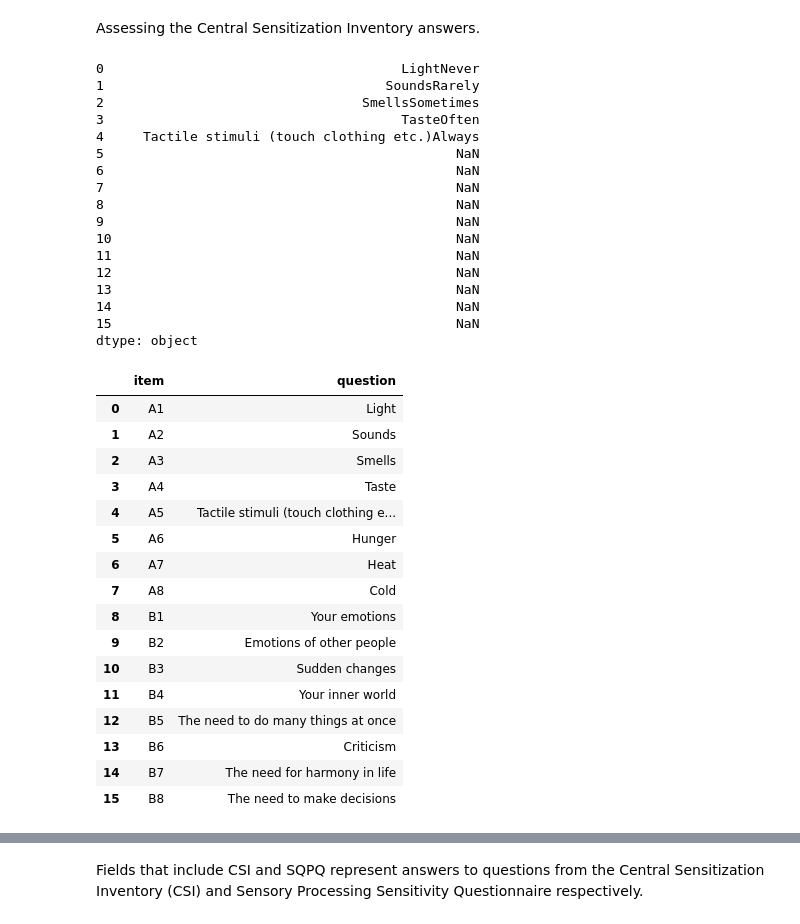
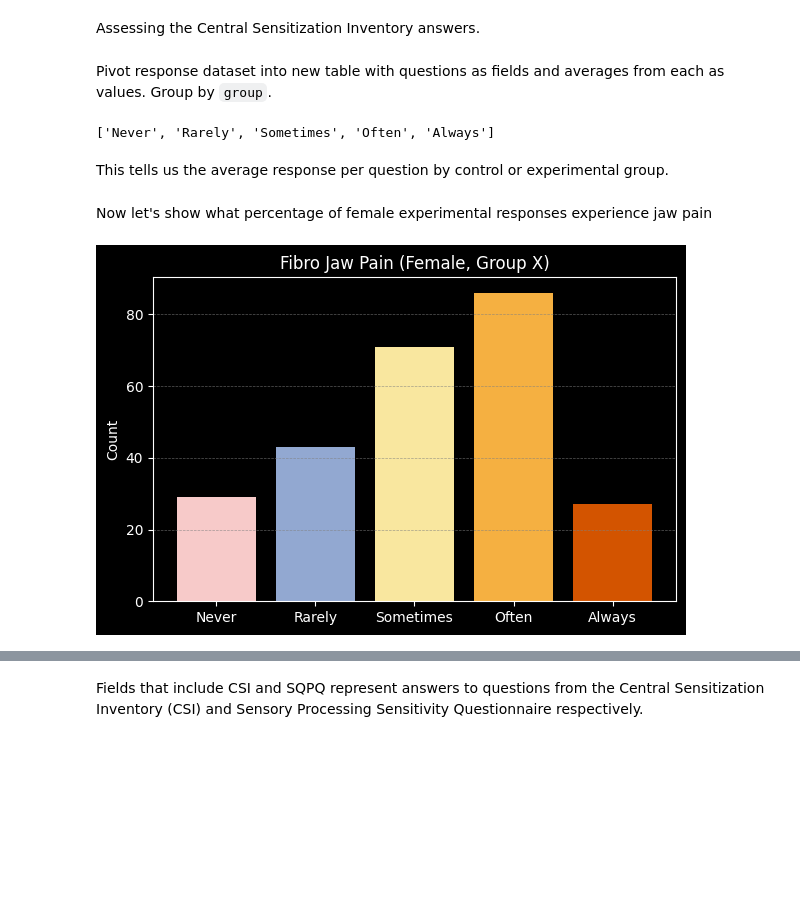
Before and after one commit to itstaylorham/Fibro-Analysis, a Jupyter notebook: Term Project DSC530-T301.ipynb, the cells around one changed output, grey strips where cells are left out. Cells and saved outputs as stored; diff of their text form; code cells hidden in the pictures; blank space fills up the shorter version.

```diff
--- a/Term Project DSC530-T301.ipynb
+++ b/Term Project DSC530-T301.ipynb
@@ -19,8 +19,9 @@ import pandas as pd
 import matplotlib.pyplot as plt
 
 # Read in fibromyalgia questionaire data
-fibro_df = pd.read_csv('data/fibro_dataset.csv')
+response_data = pd.read_csv('data/responses.csv')
 
 # Create CSI dataset from fibro_dataset.csv
-csi_data = fibro_df[['Group (0 = Control, 1 = Fibromyalgia)','SEX (0 = Male, 1 = Female)','Age','SES','CSI1','CSI2','CSI3','CSI4','CSI5','CSI6','CSI7','CSI8','CSI9','CSI10','CSI11','CSI12','CSI13','CSI14','CSI15','CSI16','CSI17','CSI18','CSI19','CSI20','CSI21','CSI22','CSI23','CSI24','CSI25']]
+csi_responses = response_data[['ID','group','sex','age','SES','CSI1','CSI2','CSI3','CSI4','CSI5','CSI6','CSI7','CSI8','CSI9','CSI10','CSI11','CSI12','CSI13','CSI14','CSI15','CSI16','CSI17','CSI18','CSI19','CSI20','CSI21','CSI22','CSI23','CSI24','CSI25']]
+csi_responses
 # %% [output]
@@ -29,54 +42,18 @@ NameError: name 'csi_question' is not defined
 Assessing the Central Sensitization Inventory answers.
 # %%
 csi_questions = pd.read_csv('data/csi/csi_questions.csv')
-csi_questions = pd.read_csv('data/spsq/spsq_questions.csv')
+spsq_questions = pd.read_csv('data/spsq/spsq_questions.csv')
 
 csi_keys = pd.read_csv('data/csi/csi_keys.csv')
 spsq_keys = pd.read_csv('data/spsq/spsq_keys.csv')
 
-csi_cat = list(csi_keys['option'])
-spsq_cat = list(spsq_keys['option'])
-spsq_cat
-
-csi_answerset = csi_questions['question'] + csi_keys['option']
-csi_answerset
+#csi_cat = list(csi_keys['option'])
+# spsq_cat = list(spsq_keys['option'])
+# spsq_cat
-# %% [output]
-0                                      LightNever
-1                                    SoundsRarely
-2                                 SmellsSometimes
-3                                      TasteOften
-4     Tactile stimuli (touch clothing etc.)Always
-5                                             NaN
-6                                             NaN
-7                                             NaN
-8                                             NaN
-9                                             NaN
-10                                            NaN
-11                                            NaN
-12                                            NaN
-13                                            NaN
-14                                            NaN
-15                                            NaN
-dtype: object
-# %%
-csi_questions
-# %% [output]
-|  | item | question |
-| 0 | A1 | Light |
-| 1 | A2 | Sounds |
-| 2 | A3 | Smells |
-| 3 | A4 | Taste |
-| 4 | A5 | Tactile stimuli (touch clothing e... |
-| 5 | A6 | Hunger |
-| 6 | A7 | Heat |
-| 7 | A8 | Cold |
-| 8 | B1 | Your emotions |
-| 9 | B2 | Emotions of other people |
-| 10 | B3 | Sudden changes |
-| 11 | B4 | Your inner world |
-| 12 | B5 | The need to do many things at once |
-| 13 | B6 | Criticism |
-| 14 | B7 | The need for harmony in life |
-| 15 | B8 | The need to make decisions |
+# %% [markdown]
+Pivot response dataset into new table with questions as fields and averages from each as values. Group by `group`.
 # %%
-fibro_df = fibro_df[]
+categories = csi_keys['option'].tolist()
+categories
+# %% [output]
+['Never', 'Rarely', 'Sometimes', 'Often', 'Always']
@@ -85,0 +60,4 @@ categories = []
+# %% [markdown]
+This tells us the average response per question by control or experimental group.
+# %% [markdown]
+Now let's show what percentage of female experimental responses experience jaw pain
@@ -85,0 +107,15 @@ categories = []
+# %%
+labels = ['Never', 'Rarely', 'Sometimes', 'Often', 'Always']
+colors = ['#f7cac9', '#92a8d1', '#f9e79f', '#f5b041', '#d35400']
+
+plt.style.use('dark_background')
+
+fig, ax = plt.subplots(figsize=(6, 4))
+ax.bar(labels, counts, color=colors)
+ax.set_ylabel('Count')
+ax.set_title('Fibro Jaw Pain (Female, Group X)')
+ax.grid(True, color='gray', linestyle='--', linewidth=0.5, axis='y', alpha=0.7)
+plt.tight_layout()
+plt.show()
+# %% [output]
+[figure, added]
```
Also changed, not shown: parts of 7 cells of this notebook, 5 other files.
